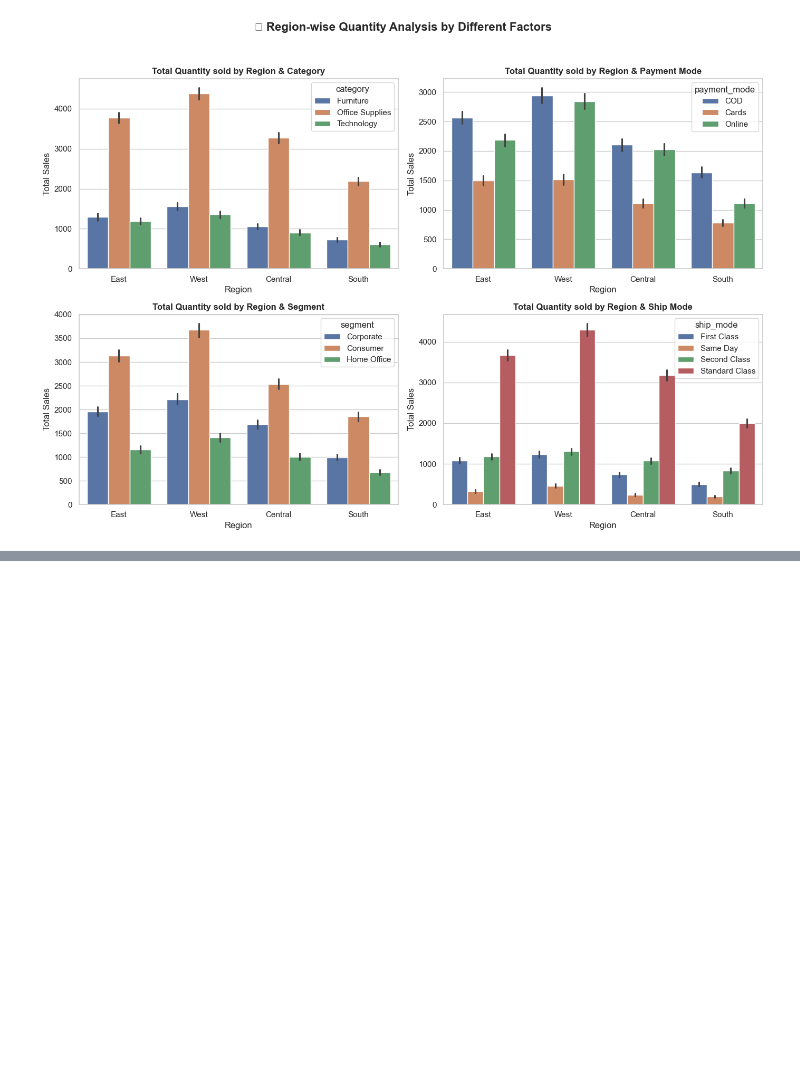
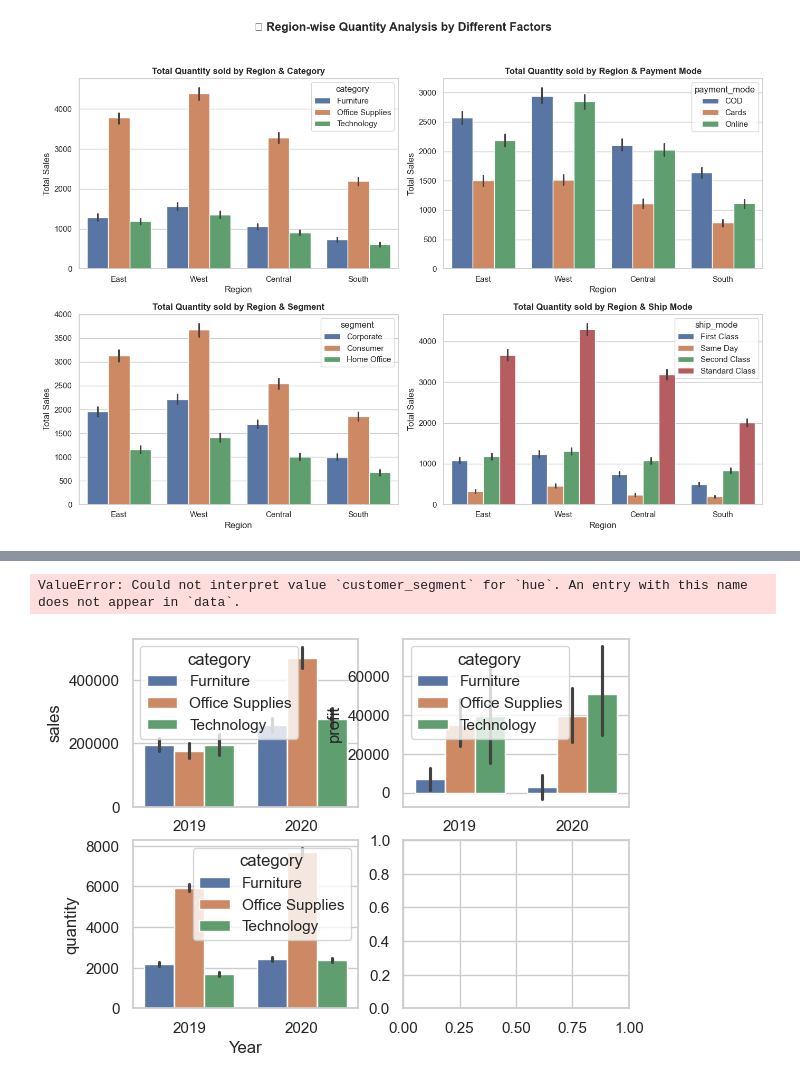
Before and after one commit to anish00ti/sales_analysis, a Jupyter notebook: sales_analysis.ipynb, the cells around one changed output, grey strips where cells are left out. Saved outputs shown, nothing was run; the diff lists cells and outputs as text; code cells hidden in the pictures; blank space fills up the shorter version.

```diff
--- a/sales_analysis.ipynb
+++ b/sales_analysis.ipynb
@@ -508,0 +571,12 @@ plt.show()
+# %%
+plt.subplot(2,2,1)
+sns.barplot(data=df , x='Year' , y='sales' , estimator=np.sum , hue='category')
+plt.subplot(2,2,2)
+sns.barplot(data=df , x='Year', y='profit',estimator= np.sum ,hue='category')
+plt.subplot(2,2,3)
+sns.barplot( data=df , x='Year' , y='quantity',estimator=np.sum ,hue='category')
+plt.subplot(2,2,4)
+sns.countplot( data=df , x='Year' ,hue='customer_segment')
+# %% [output]
+ValueError: Could not interpret value `customer_segment` for `hue`. An entry with this name does not appear in `data`.
+[figure, added]
```
Also changed, not shown: parts of 7 cells of this notebook.
